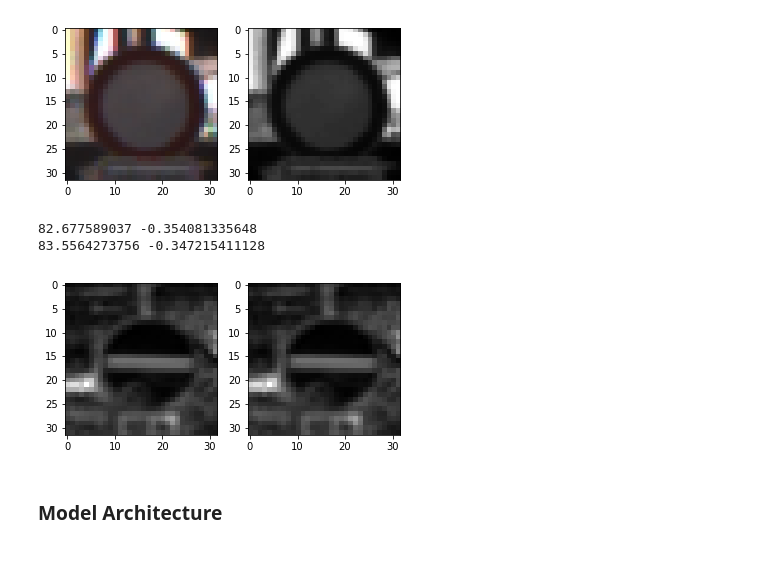
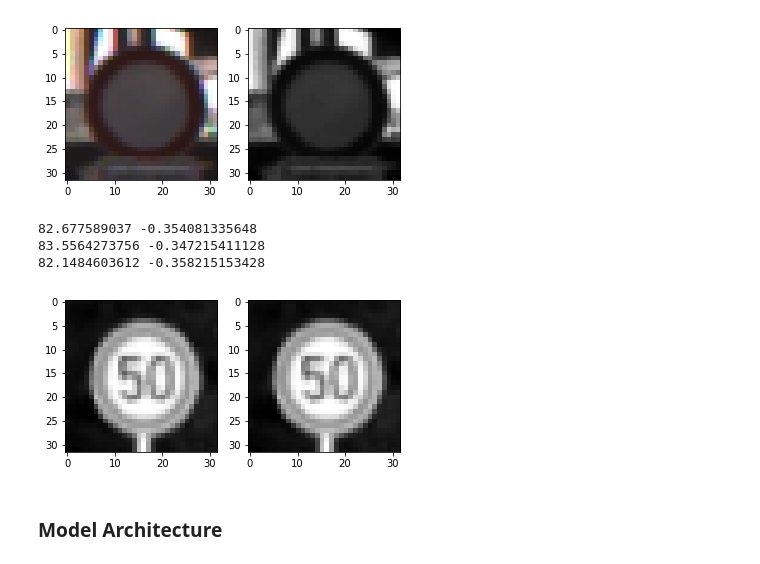
Before and after one commit to R-EM/Project2_Traffic_Sign_Classifier, a Jupyter notebook: Traffic_Sign_Classifier.ipynb, the cells around one changed output. Saved outputs shown, nothing was run; the diff lists cells and outputs as text; code cells hidden in the pictures.

Commit message:
Add X_test dataset, and test the model.

```diff
--- a/Traffic_Sign_Classifier.ipynb
+++ b/Traffic_Sign_Classifier.ipynb
@@ -141,6 +141,7 @@ X_train, y_train = shuffle(X_train, y_train)
 # Implement grayscale
 X_train_gray = np.sum(X_train/3, axis = 3, keepdims = True)
 X_valid_gray = np.sum(X_valid/3, axis = 3, keepdims = True)
+X_test_gray = np.sum(X_test/3, axis = 3, keepdims = True)
 print(X_train.shape)
 print(X_train_gray.shape)
 # %% [output]
@@ -174,14 +174,18 @@ comp_sets(X_train, X_train_gray, cmap1 = 'plasma', cmap2 = 'gray')
 # %%
 # Normalize
 X_train_norm = (X_train_gray - 128)/128
 X_valid_norm = (X_valid_gray - 128)/128
+X_test_norm = (X_test_gray - 128)/128
+
 print(np.mean(X_train_gray), np.mean(X_train_norm))
 print(np.mean(X_valid_gray), np.mean(X_valid_norm))
+print(np.mean(X_test_gray), np.mean(X_test_norm))
 comp_sets(X_train_gray, X_train_norm, cmap1 = 'gray', cmap2 = 'gray')
 # %% [output]
 82.677589037 -0.354081335648
 83.5564273756 -0.347215411128
+82.1484603612 -0.358215153428
-[figure, old version]
+[figure, new version]
 # %% [markdown]
 ### Model Architecture
 # %%
```
Also changed, not shown: parts of 7 cells of this notebook, 3 other files.
